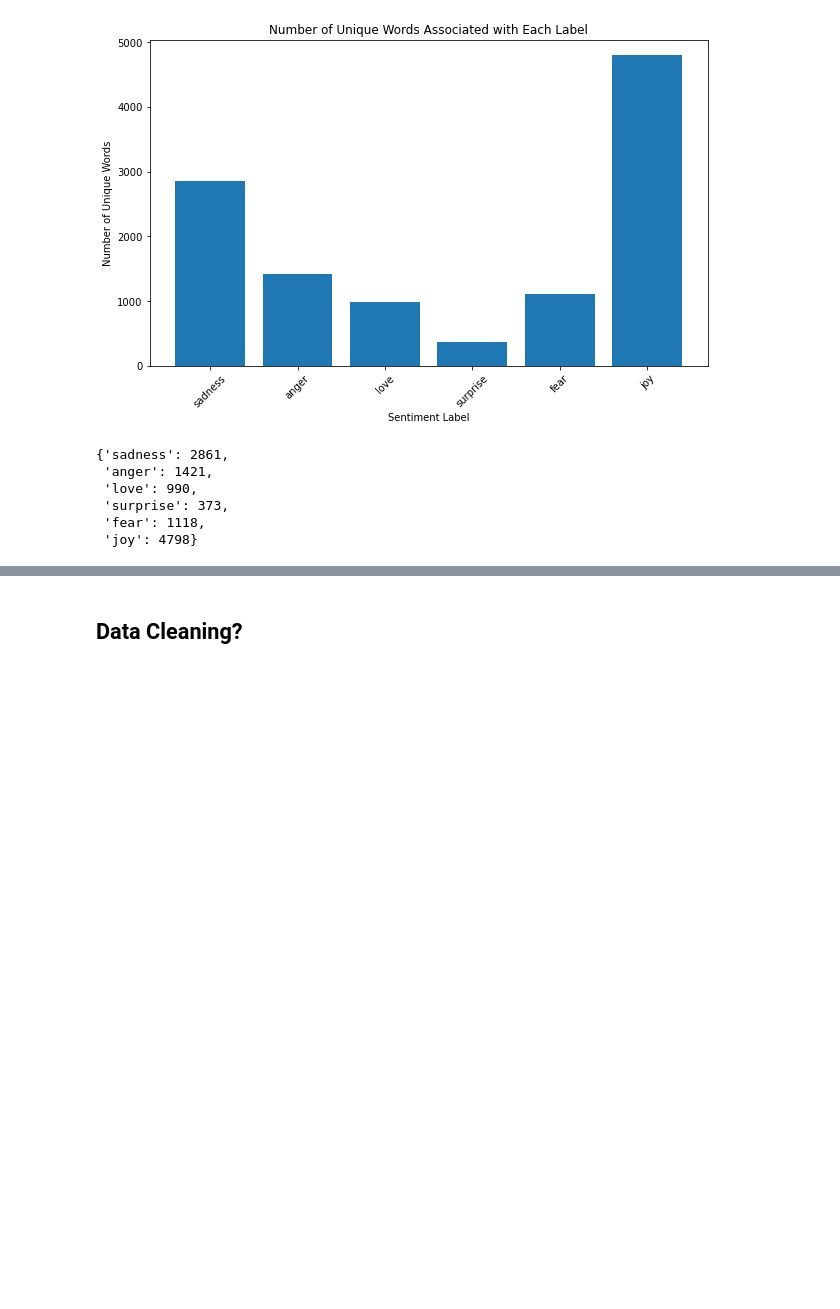
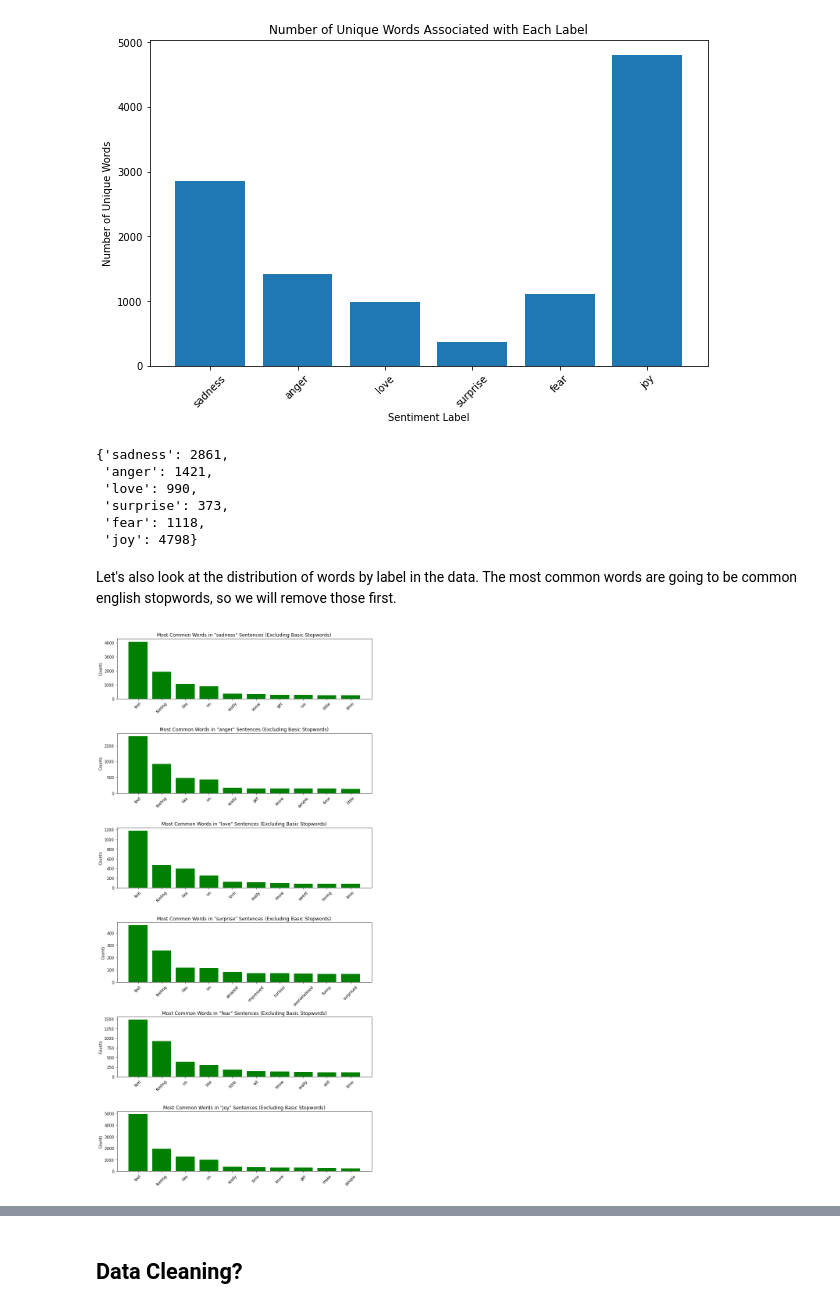
Before and after one commit to Davidkeebler/Emotions_dataset_ML, a Jupyter notebook: Index.ipynb, the cells around one changed output, grey strips where cells are left out. Saved outputs shown, nothing was run; the diff lists cells and outputs as text; code cells hidden in the pictures; blank space fills up the shorter version.

Commit message:
update EDA with word frequency by label. added common words in corpus to stopwords. updated vectorization technique to include more words.

```diff
--- a/Index.ipynb
+++ b/Index.ipynb
@@ -141,3 +141,42 @@ unique_word_counts
  'surprise': 373,
  'fear': 1118,
  'joy': 4798}
+# %% [markdown]
+Let's also look at the distribution of words by label in the data. The most common words are going to be common english stopwords, so we will remove those first.
+# %%
+import nltk
+nltk.download('stopwords', quiet=True)
+from nltk.corpus import stopwords
+from collections import defaultdict
+
+# Using the nltk list of stopwords to remove stopwords from the data
+stopwords_list = stopwords.words('english')
+
+# Creating a new dictionary to hold word counts for each label, excluding basic stopwords
+word_counts_basic_no_stopwords = defaultdict(Counter)
+
+# Iterating over each row in the dataset
+for _, row in combined_df.iterrows():
+    label = row['Label']
+    sentence = row['Text']
+    words = sentence.split()
+    for word in words:
+        # Exclude basic stopwords
+        if word not in stopwords_list:
+            word_counts_basic_no_stopwords[label][word] += 1
+
+# Plotting the distribution of the most common words for each label, excluding basic stopwords
+fig, axs = plt.subplots(len(word_counts_basic_no_stopwords), 1, figsize=(10, 20))
+
+for i, (label, counter) in enumerate(word_counts_basic_no_stopwords.items()):
+    common_words = counter.most_common(10)
+    words, counts = zip(*common_words)
+    axs[i].bar(words, counts, color='green')
+    axs[i].set_title(f'Most Common Words in "{label}" Sentences (Excluding Basic Stopwords)')
+    axs[i].set_ylabel('Counts')
+    axs[i].tick_params(axis='x', rotation=45)
+
+plt.tight_layout()
+plt.show()
+# %% [output]
+[figure, added]
```
Also changed, not shown: parts of 7 cells of this notebook.
